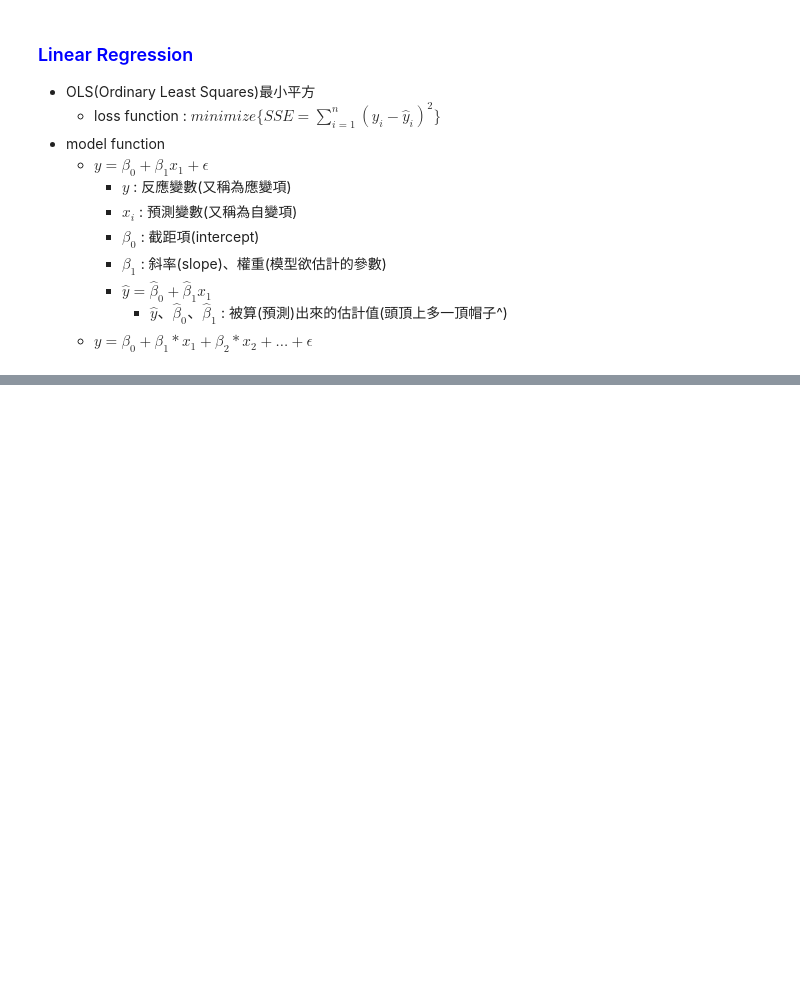
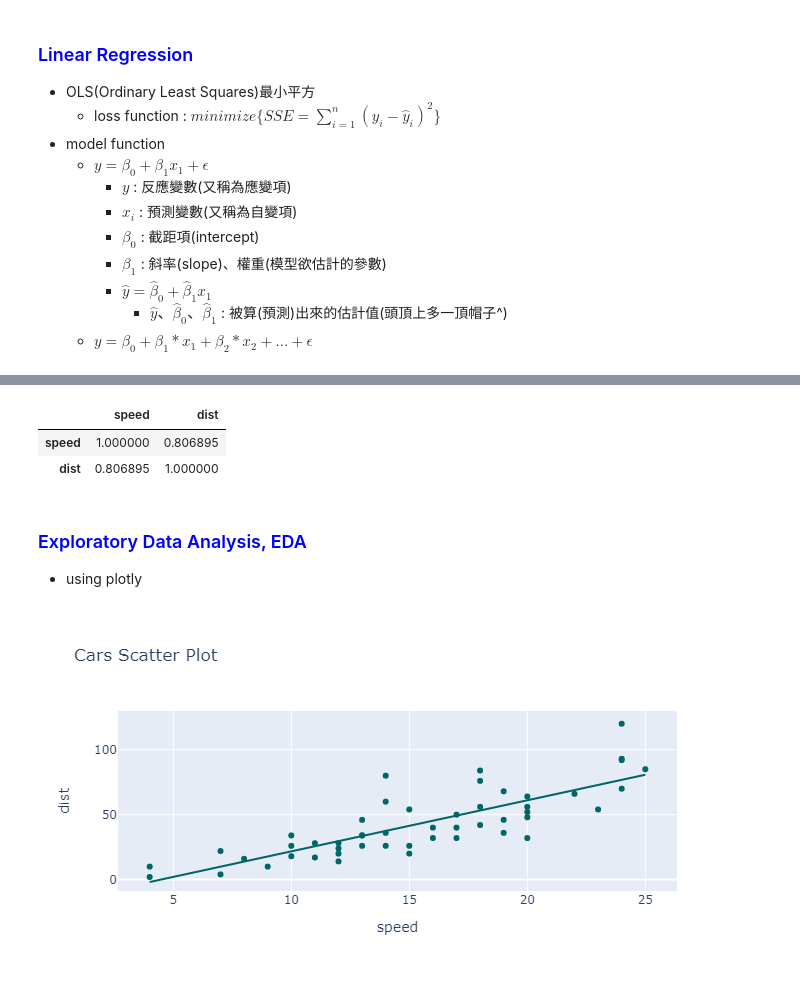
Before and after one commit to yiyi0411/Machine-Learning, a Jupyter notebook: Linear Regression.ipynb, the cells around one changed output, grey strips where cells are left out. Drawn from its saved outputs; the diff is of its cells as text; code cells hidden in the pictures; blank space fills up the shorter version.

```diff
--- a/Linear Regression.ipynb
+++ b/Linear Regression.ipynb
@@ -87,0 +108,9 @@ dtype: int64
+# %%
+cars.corr()
+# %% [output]
+|  | speed | dist |
+| speed | 1.000000 | 0.806895 |
+| dist | 0.806895 | 1.000000 |
+# %% [markdown]
+### <font color=#0000FF>Exploratory Data Analysis, EDA</font>
+- using plotly
@@ -87,0 +120,7 @@ dtype: int64
+# %%
+fig = px.scatter(cars, x="speed", y="dist", #color="dist", input colnames
+                 trendline="ols", title="Cars Scatter Plot")
+fig.update_traces(marker=dict(color='#006666')) #change scatter color
+fig.show()
+# %% [output]
+[figure, added]
```
Also changed, not shown: parts of 26 cells of this notebook.
